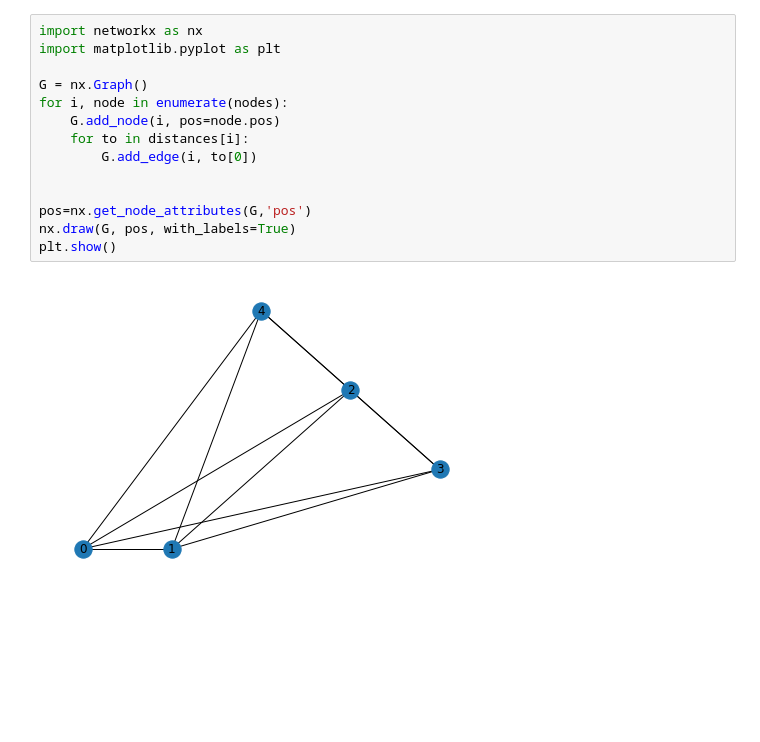
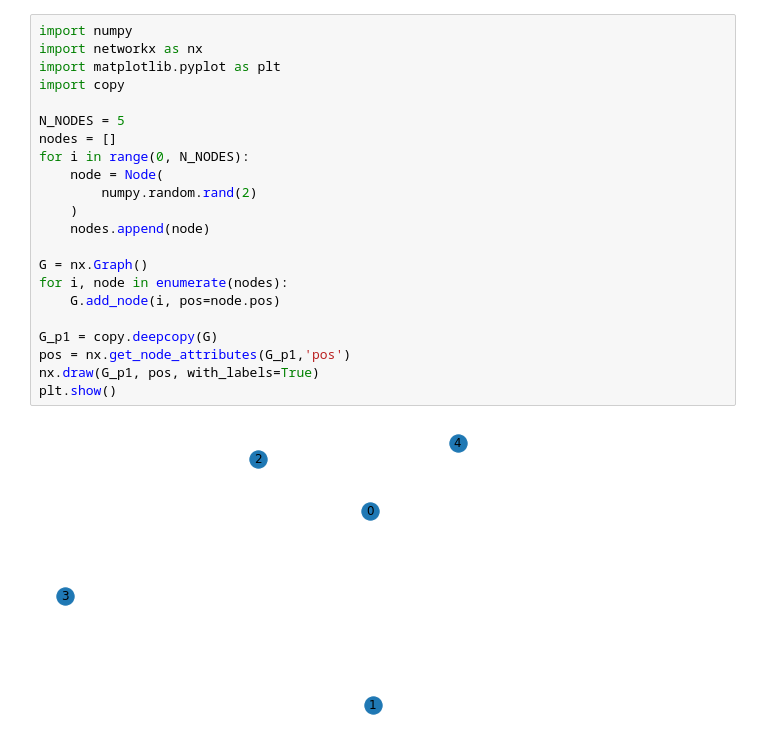
Before and after one commit to olexatourko/elkisland-revisited, a Jupyter notebook: jupyter-notebooks/waypoints.ipynb, the cells around one changed output. Cells and saved outputs as stored; diff of their text form; blank space fills up the shorter version.

Commit message:
working on node connection algorithm

```diff
--- a/jupyter-notebooks/waypoints.ipynb
+++ b/jupyter-notebooks/waypoints.ipynb
@@ -49,16 +219,24 @@ distances
 # %%
+import numpy
 import networkx as nx
 import matplotlib.pyplot as plt
+import copy
+
+N_NODES = 5
+nodes = []
+for i in range(0, N_NODES):
+    node = Node(
+        numpy.random.rand(2)
+    )
+    nodes.append(node)
 
 G = nx.Graph()
 for i, node in enumerate(nodes):
     G.add_node(i, pos=node.pos)
-    for to in distances[i]:
-        G.add_edge(i, to[0])
 
-
-pos=nx.get_node_attributes(G,'pos')
-nx.draw(G, pos, with_labels=True)
+G_p1 = copy.deepcopy(G)
+pos = nx.get_node_attributes(G_p1,'pos')
+nx.draw(G_p1, pos, with_labels=True)
 plt.show()
 # %% [output]
-[figure, old version]
+[figure, new version]
```
Also changed, not shown: parts of 8 cells of this notebook, 1 other file.
